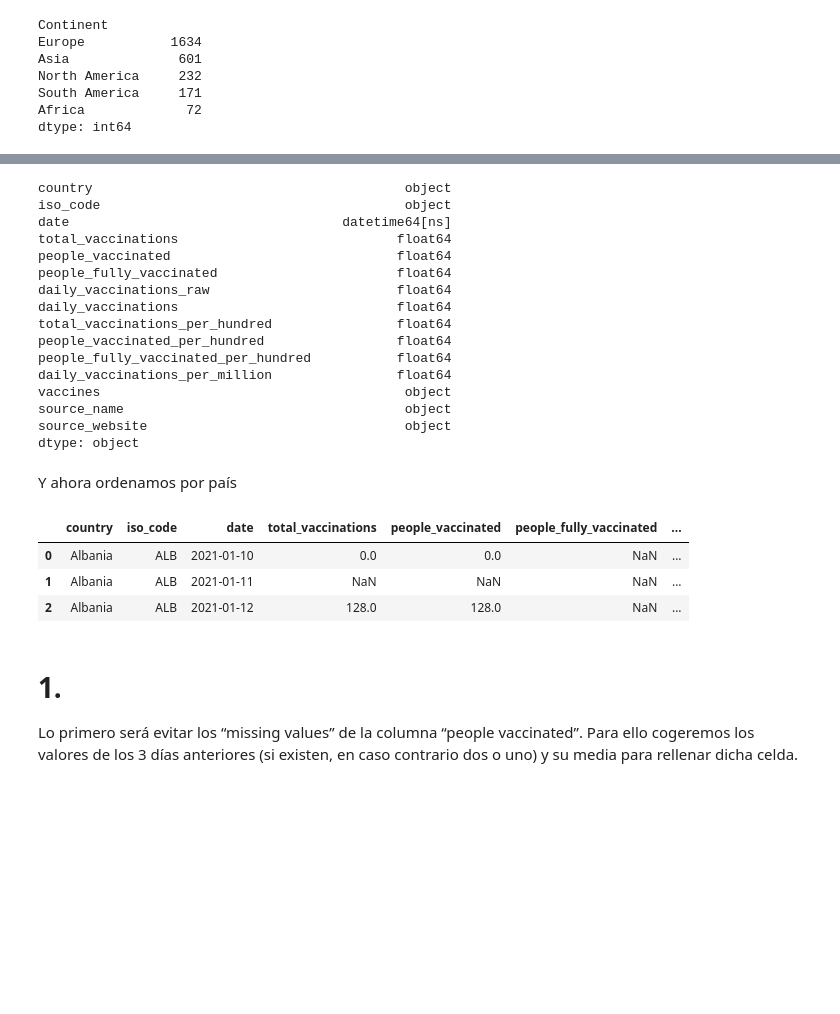
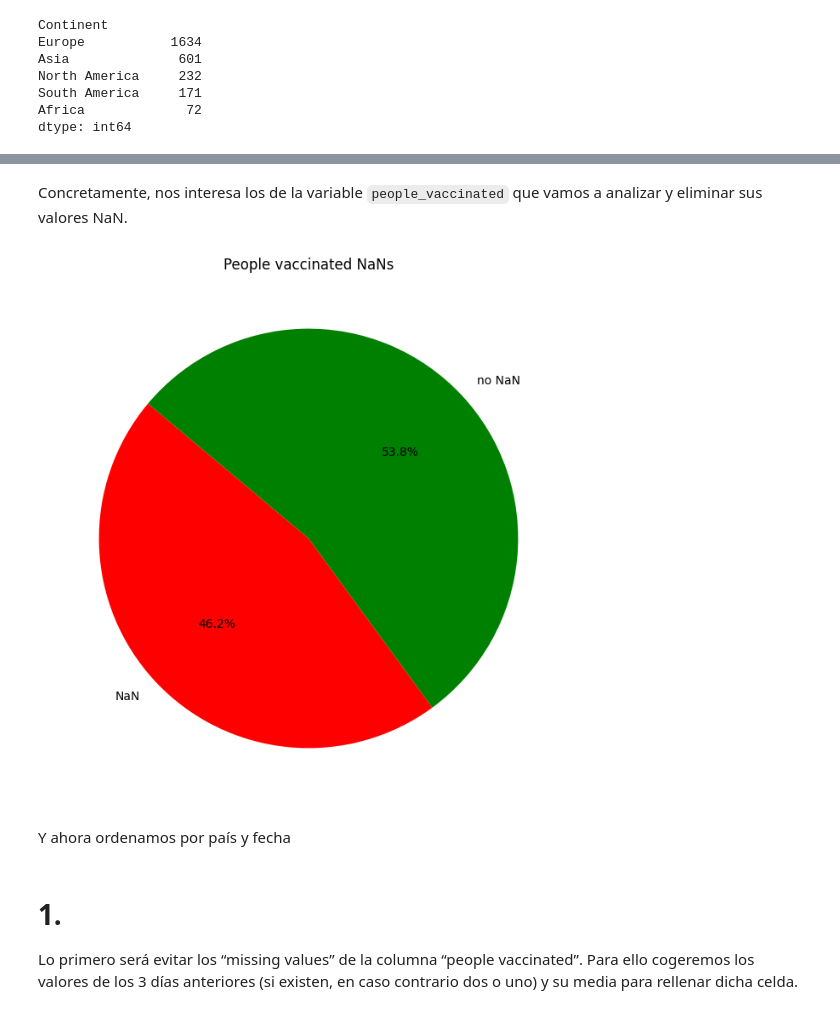
Before and after one commit to CeliaDiazSanchez/Data-Mining, a Jupyter notebook: LAB01_Ana_pruebas.ipynb, the cells around one changed output, grey strips where cells are left out. Saved outputs shown, nothing was run; the diff lists cells and outputs as text; code cells hidden in the pictures; blank space fills up the shorter version.

```diff
--- a/LAB01_Ana_pruebas.ipynb
+++ b/LAB01_Ana_pruebas.ipynb
@@ -193 +222,26 @@ Ordenamos las filas por su fecha para que estén en orden cronológico.
+# %% [markdown]
+Concretamente, nos interesa los de la variable `people_vaccinated` que vamos a analizar y eliminar sus valores NaN.
+# %%
+conteo_nans = ds['people_vaccinated'].isna().sum()
+conteo_no_nans = len(ds) - conteo_nans
+# %%
+import matplotlib.pyplot as plt
+
+# Datos de ejemplo
+sizes = [conteo_nans, conteo_no_nans]
+labels = ['NaN','no NaN']
+colors = ['red', 'green']  # Rojo para el primer valor, verde para el segundo
+# Crear un gráfico circular
+plt.figure(figsize=(8, 8))
+plt.pie(sizes, labels=labels, autopct='%1.1f%%',colors=colors, startangle=140)
+
+# Añadir título
+plt.title('People vaccinated NaNs')
+
+# Mostrar el gráfico
+plt.show()
+# %% [output]
+[figure, added]
+# %% [markdown]
+Y ahora ordenamos por país y fecha
 # %%
@@ -199,34 +250,3 @@ ds = ds.sort_values(by='date')
-# %%
-print(ds.dtypes)
-# %% [output]
-country                                        object
-iso_code                                       object
-date                                   datetime64[ns]
-total_vaccinations                            float64
-people_vaccinated                             float64
-people_fully_vaccinated                       float64
-daily_vaccinations_raw                        float64
-daily_vaccinations                            float64
-total_vaccinations_per_hundred                float64
-people_vaccinated_per_hundred                 float64
-people_fully_vaccinated_per_hundred           float64
-daily_vaccinations_per_million                float64
-vaccines                                       object
-source_name                                    object
-source_website                                 object
-dtype: object
-# %% [markdown]
-Y ahora ordenamos por país
-# %%
-# Ordenar las filas por país y fecha
-ds = ds.sort_values(by=['country', 'date'])
-
-ds.head(3)
-# %% [output]
-|  | country | iso_code | date | total_vaccinations | people_vaccinated | people_fully_vaccinated | ... |
-| 0 | Albania | ALB | 2021-01-10 | 0.0 | 0.0 | NaN | ... |
-| 1 | Albania | ALB | 2021-01-11 | NaN | NaN | NaN | ... |
-| 2 | Albania | ALB | 2021-01-12 | 128.0 | 128.0 | NaN | ... |
 # %% [markdown]
 # 1.
 Lo primero será evitar los “missing values” de la columna “people vaccinated”. Para ello
```
Also changed, not shown: parts of 25 cells of this notebook.
